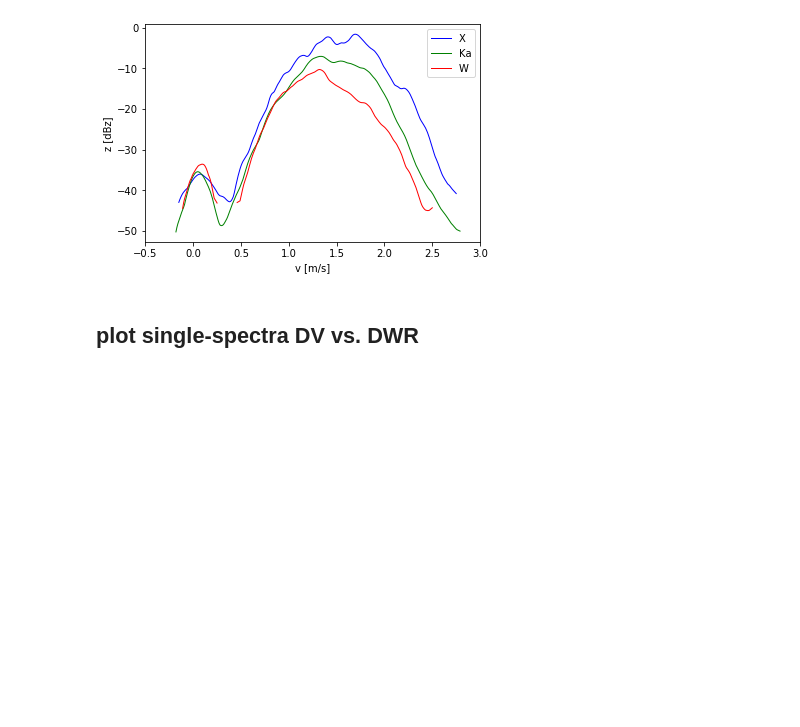
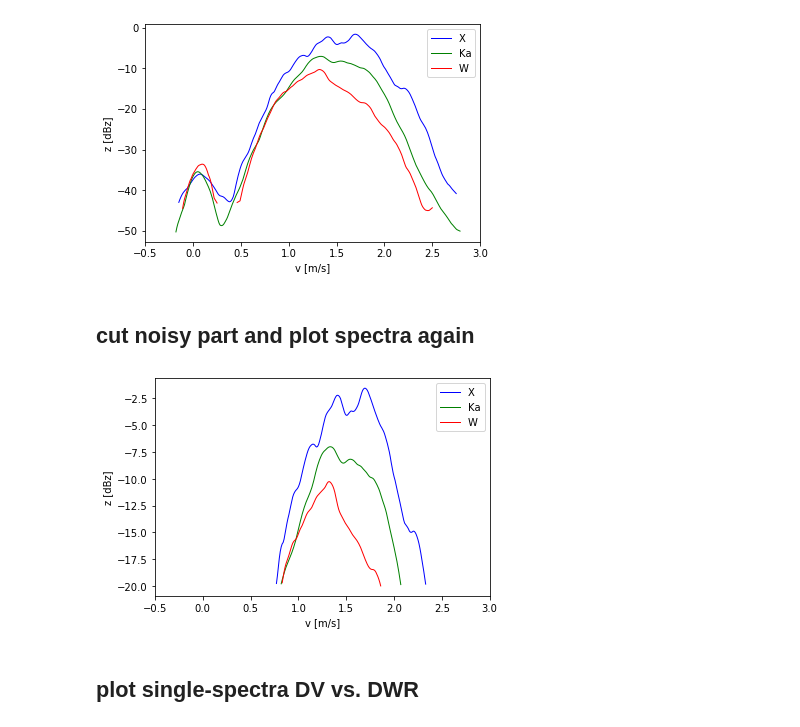
Before and after one commit to OPTIMICe-team/PSDretrieval, a Jupyter notebook: notebooks/ShowcaseRetrievalNewFromSample.ipynb, the cells around one changed output. Saved outputs shown, nothing was run; the diff lists cells and outputs as text; code cells hidden in the pictures; blank space fills up the shorter version.

```diff
--- a/notebooks/ShowcaseRetrievalNewFromSample.ipynb
+++ b/notebooks/ShowcaseRetrievalNewFromSample.ipynb
@@ -40,6 +40,16 @@ fig,ax = plt.subplots(nrows=1,ncols=1)
 ax = pl.plotObsSpectra(SpecSingleWshifted,ax)
 # %% [output]
 [figure]
+# %% [markdown]
+## cut noisy part and plot spectra again
+# %%
+fig,ax = plt.subplots(nrows=1,ncols=1)
+#cut spectra
+SpecWindow = pR.cutLowZe(SpecWindow,zeThreshold=-20)
+SpecSingleWshiftedCut = pR.cutLowZe(SpecSingleWshifted,zeThreshold=-20)
+ax = pl.plotObsSpectra(SpecSingleWshiftedCut,ax)
+# %% [output]
+[figure, added]
 # %% [markdown]
 ## plot single-spectra DV vs. DWR
 # %%
```
Also changed, not shown: parts of 6 cells of this notebook, 6 other files.
